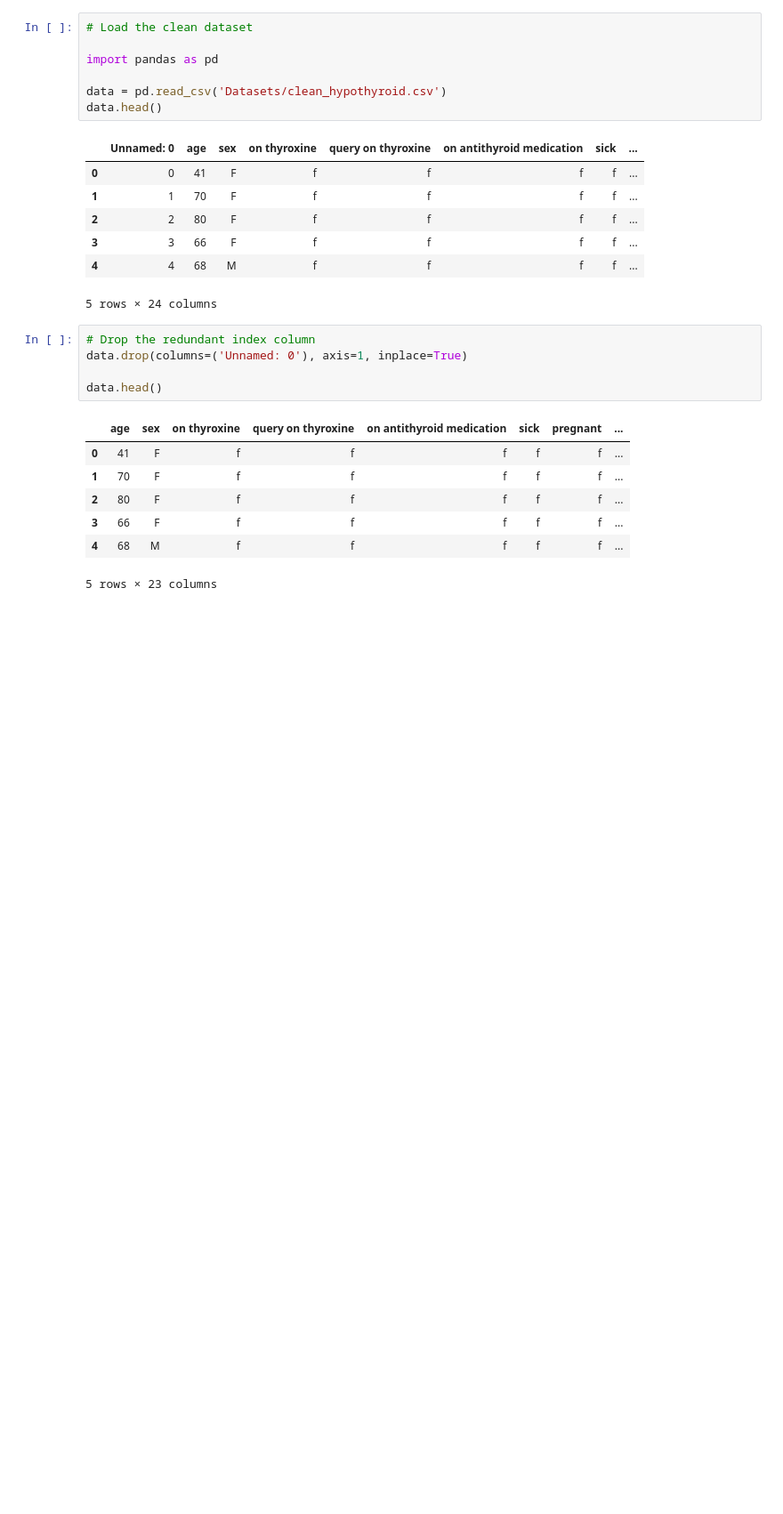
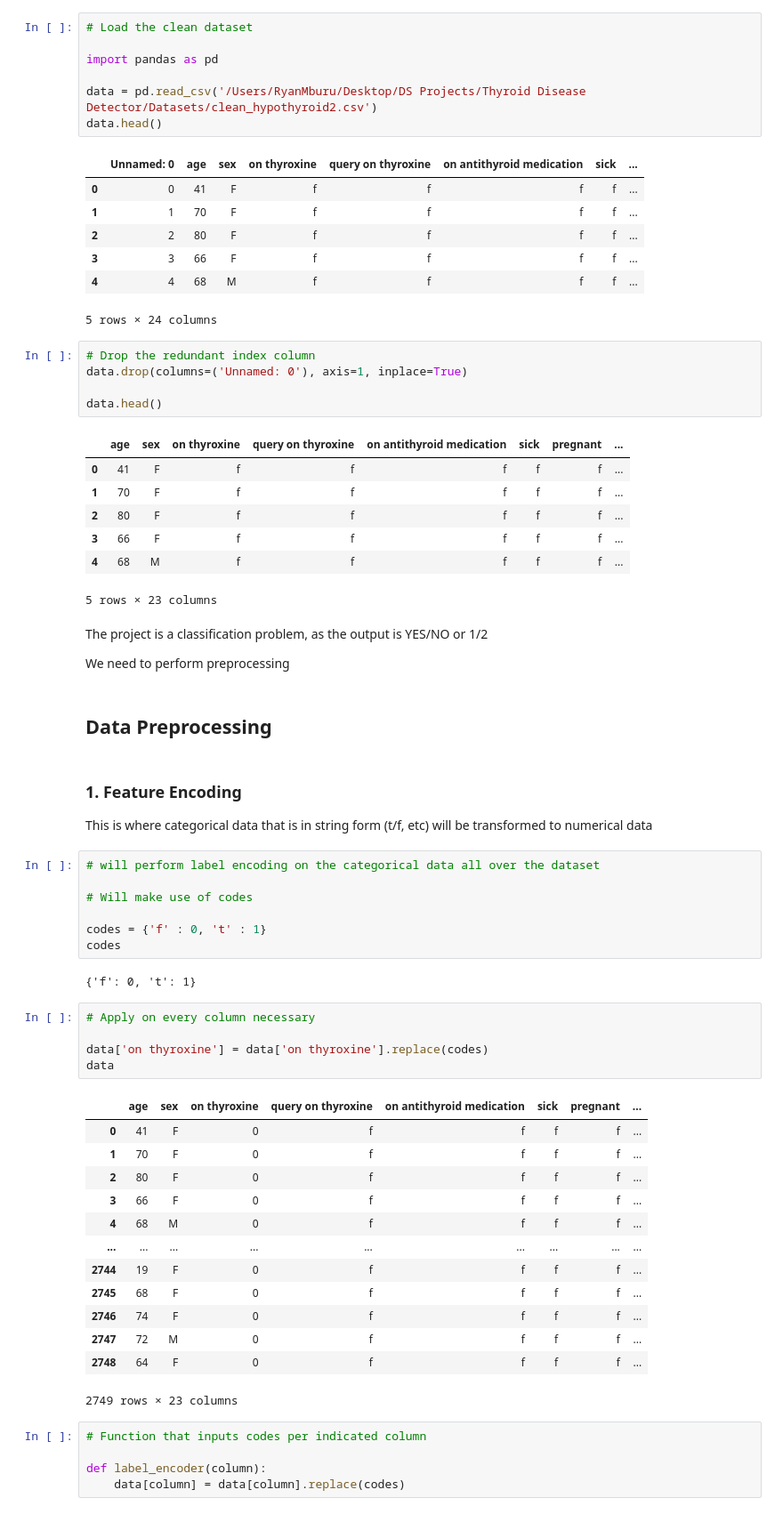
Before and after one commit to mbururyan/Hypothyroid-Disease-Detection-System, a Jupyter notebook: modeling.ipynb, the cells around one changed output. Shown at 89% size. Drawn from its saved outputs; the diff is of its cells as text; blank space fills up the shorter version.

Commit message:
done label encoding

```diff
--- a/modeling.ipynb
+++ b/modeling.ipynb
@@ -9,7 +9,7 @@ THis is where machine learning models will be built, tested and the best perform
 
 import pandas as pd
 
-data = pd.read_csv('Datasets/clean_hypothyroid.csv')
+data = pd.read_csv('/Users/RyanMburu/Desktop/DS Projects/Thyroid Disease Detector/Datasets/clean_hypothyroid2.csv')
 data.head()
 # %% [output]
 |  | Unnamed: 0 | age | sex | on thyroxine | query on thyroxine | on antithyroid medication | sick | ... |
@@ -32,3 +32,46 @@ data.head()
 | 3 | 66 | F | f | f | f | f | f | ... |
 | 4 | 68 | M | f | f | f | f | f | ... |
 5 rows × 23 columns
+# %% [markdown]
+The project is a classification problem, as the output is YES/NO or 1/2
+
+We need to perform preprocessing
+# %% [markdown]
+## Data Preprocessing
+# %% [markdown]
+### 1. Feature Encoding
+
+This is where categorical data that is in string form (t/f, etc) will be transformed to numerical data
+# %%
+# will perform label encoding on the categorical data all over the dataset
+
+# Will make use of codes
+
+codes = {'f' : 0, 't' : 1}
+codes
+# %% [output]
+{'f': 0, 't': 1}
+# %%
+# Apply on every column necessary
+
+data['on thyroxine'] = data['on thyroxine'].replace(codes)
+data
+# %% [output]
+|  | age | sex | on thyroxine | query on thyroxine | on antithyroid medication | sick | pregnant | ... |
+| 0 | 41 | F | 0 | f | f | f | f | ... |
+| 1 | 70 | F | 0 | f | f | f | f | ... |
+| 2 | 80 | F | 0 | f | f | f | f | ... |
+| 3 | 66 | F | 0 | f | f | f | f | ... |
+| 4 | 68 | M | 0 | f | f | f | f | ... |
+| ... | ... | ... | ... | ... | ... | ... | ... | ... |
+| 2744 | 19 | F | 0 | f | f | f | f | ... |
+| 2745 | 68 | F | 0 | f | f | f | f | ... |
+| 2746 | 74 | F | 0 | f | f | f | f | ... |
+| 2747 | 72 | M | 0 | f | f | f | f | ... |
+| 2748 | 64 | F | 0 | f | f | f | f | ... |
+2749 rows × 23 columns
+# %%
+# Function that inputs codes per indicated column
+
+def label_encoder(column):
+    data[column] = data[column].replace(codes)
```
Also changed, not shown: parts of 9 cells of this notebook.
